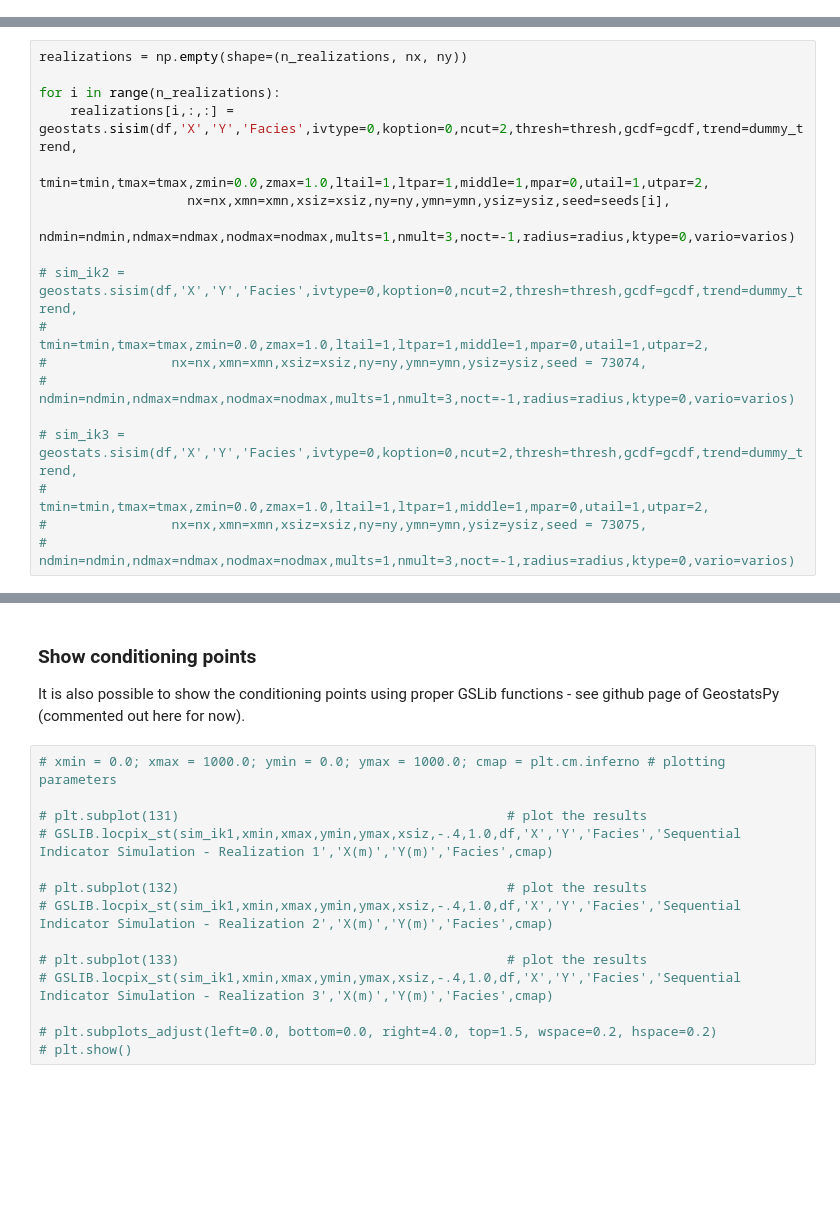
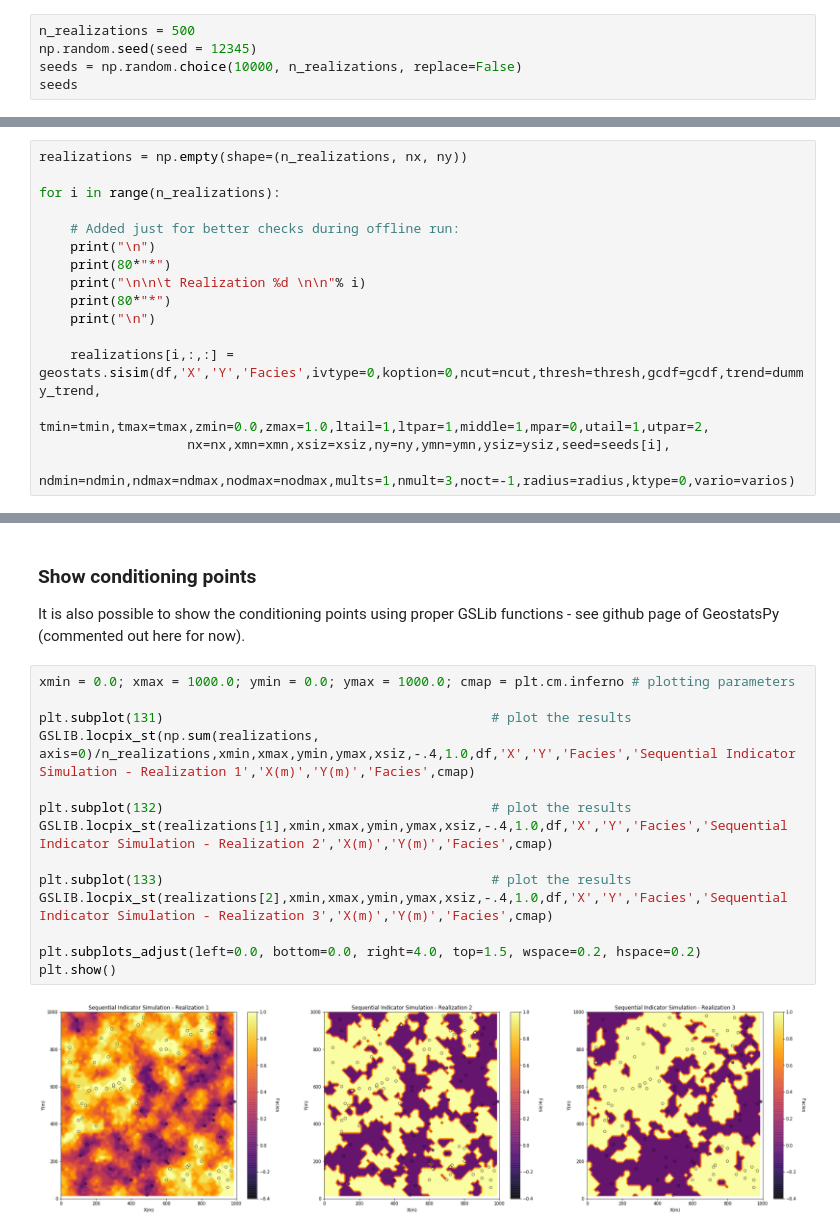
Before and after one commit to cgre-aachen/teaching, a Jupyter notebook: geoinfotheory/notebooks/ITgeo_generating_facies_fields.ipynb, the cells around one changed output, grey strips where cells are left out. Cells and saved outputs as stored; diff of their text form; blank space fills up the shorter version.

```diff
--- a/geoinfotheory/notebooks/ITgeo_generating_facies_fields.ipynb
+++ b/geoinfotheory/notebooks/ITgeo_generating_facies_fields.ipynb
@@ -59,0 +68,5 @@ array([7867, 1402, 8606, 8885, 6494, 9628, 7459, 3964, 7000, 4470])
+# %%
+n_realizations = 500
+np.random.seed(seed = 12345)
+seeds = np.random.choice(10000, n_realizations, replace=False)
+seeds
@@ -61,18 +94,16 @@ array([7867, 1402, 8606, 8885, 6494, 9628, 7459, 3964, 7000, 4470])
 realizations = np.empty(shape=(n_realizations, nx, ny))
 
 for i in range(n_realizations):
-    realizations[i,:,:] = geostats.sisim(df,'X','Y','Facies',ivtype=0,koption=0,ncut=2,thresh=thresh,gcdf=gcdf,trend=dummy_trend,
+
+    # Added just for better checks during offline run:
+    print("\n")
+    print(80*"*")
+    print("\n\n\t Realization %d \n\n"% i)
+    print(80*"*")
+    print("\n")
+
+    realizations[i,:,:] = geostats.sisim(df,'X','Y','Facies',ivtype=0,koption=0,ncut=ncut,thresh=thresh,gcdf=gcdf,trend=dummy_trend,
                    tmin=tmin,tmax=tmax,zmin=0.0,zmax=1.0,ltail=1,ltpar=1,middle=1,mpar=0,utail=1,utpar=2,
                    nx=nx,xmn=xmn,xsiz=xsiz,ny=ny,ymn=ymn,ysiz=ysiz,seed=seeds[i],
                    ndmin=ndmin,ndmax=ndmax,nodmax=nodmax,mults=1,nmult=3,noct=-1,radius=radius,ktype=0,vario=varios)
-
-# sim_ik2 = geostats.sisim(df,'X','Y','Facies',ivtype=0,koption=0,ncut=2,thresh=thresh,gcdf=gcdf,trend=dummy_trend,
-#                tmin=tmin,tmax=tmax,zmin=0.0,zmax=1.0,ltail=1,ltpar=1,middle=1,mpar=0,utail=1,utpar=2,
-#                nx=nx,xmn=xmn,xsiz=xsiz,ny=ny,ymn=ymn,ysiz=ysiz,seed = 73074,
-#                ndmin=ndmin,ndmax=ndmax,nodmax=nodmax,mults=1,nmult=3,noct=-1,radius=radius,ktype=0,vario=varios)
-
-# sim_ik3 = geostats.sisim(df,'X','Y','Facies',ivtype=0,koption=0,ncut=2,thresh=thresh,gcdf=gcdf,trend=dummy_trend,
-#                tmin=tmin,tmax=tmax,zmin=0.0,zmax=1.0,ltail=1,ltpar=1,middle=1,mpar=0,utail=1,utpar=2,
-#                nx=nx,xmn=xmn,xsiz=xsiz,ny=ny,ymn=ymn,ysiz=ysiz,seed = 73075,
-#                ndmin=ndmin,ndmax=ndmax,nodmax=nodmax,mults=1,nmult=3,noct=-1,radius=radius,ktype=0,vario=varios)
 # %% [output]
@@ -119,16 +161,18 @@ plt.colorbar()
 
 It is also possible to show the conditioning points using proper GSLib functions - see github page of GeostatsPy (commented out here for now).
 # %%
-# xmin = 0.0; xmax = 1000.0; ymin = 0.0; ymax = 1000.0; cmap = plt.cm.inferno # plotting parameters
+xmin = 0.0; xmax = 1000.0; ymin = 0.0; ymax = 1000.0; cmap = plt.cm.inferno # plotting parameters
 
-# plt.subplot(131)                                          # plot the results
-# GSLIB.locpix_st(sim_ik1,xmin,xmax,ymin,ymax,xsiz,-.4,1.0,df,'X','Y','Facies','Sequential Indicator Simulation - Realization 1','X(m)','Y(m)','Facies',cmap)
+plt.subplot(131)                                          # plot the results
+GSLIB.locpix_st(np.sum(realizations, axis=0)/n_realizations,xmin,xmax,ymin,ymax,xsiz,-.4,1.0,df,'X','Y','Facies','Sequential Indicator Simulation - Realization 1','X(m)','Y(m)','Facies',cmap)
 
-# plt.subplot(132)                                          # plot the results
-# GSLIB.locpix_st(sim_ik1,xmin,xmax,ymin,ymax,xsiz,-.4,1.0,df,'X','Y','Facies','Sequential Indicator Simulation - Realization 2','X(m)','Y(m)','Facies',cmap)
+plt.subplot(132)                                          # plot the results
+GSLIB.locpix_st(realizations[1],xmin,xmax,ymin,ymax,xsiz,-.4,1.0,df,'X','Y','Facies','Sequential Indicator Simulation - Realization 2','X(m)','Y(m)','Facies',cmap)
 
-# plt.subplot(133)                                          # plot the results
-# GSLIB.locpix_st(sim_ik1,xmin,xmax,ymin,ymax,xsiz,-.4,1.0,df,'X','Y','Facies','Sequential Indicator Simulation - Realization 3','X(m)','Y(m)','Facies',cmap)
+plt.subplot(133)                                          # plot the results
+GSLIB.locpix_st(realizations[2],xmin,xmax,ymin,ymax,xsiz,-.4,1.0,df,'X','Y','Facies','Sequential Indicator Simulation - Realization 3','X(m)','Y(m)','Facies',cmap)
 
-# plt.subplots_adjust(left=0.0, bottom=0.0, right=4.0, top=1.5, wspace=0.2, hspace=0.2)
-# plt.show()
+plt.subplots_adjust(left=0.0, bottom=0.0, right=4.0, top=1.5, wspace=0.2, hspace=0.2)
+plt.show()
+# %% [output]
+[figure, added]
```
Also changed, not shown: parts of 20 cells of this notebook, 6 other files.
